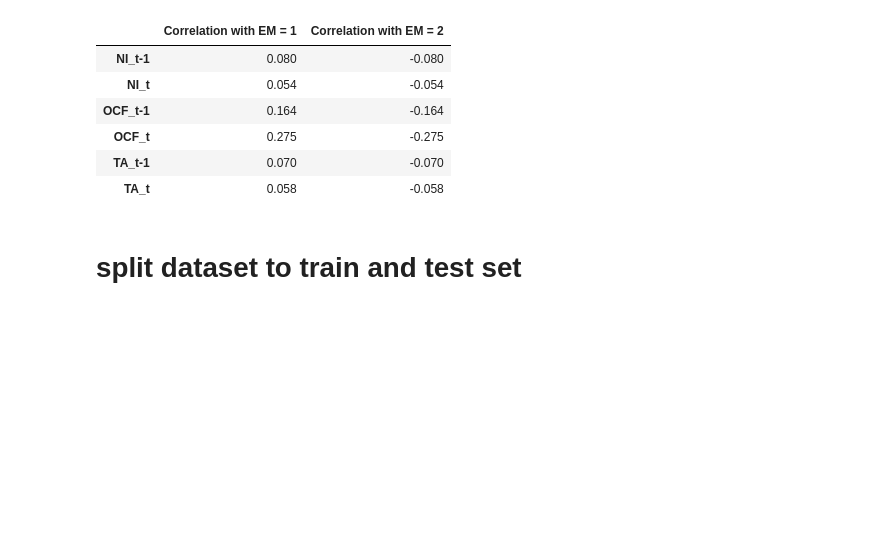
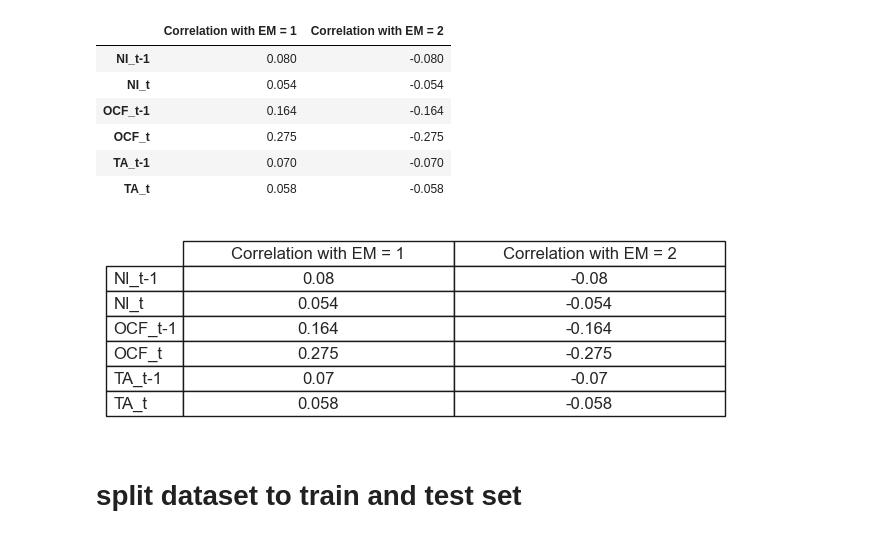
Before and after one commit to swlim03/ML_Project, a Jupyter notebook: EM_Detection/EM_Model.ipynb, the cells around one changed output. Saved outputs shown, nothing was run; the diff lists cells and outputs as text; code cells hidden in the pictures; blank space fills up the shorter version.

```diff
--- a/EM_Detection/EM_Model.ipynb
+++ b/EM_Detection/EM_Model.ipynb
@@ -535,6 +568,23 @@ Correlation Between Profitability Features and EM (Downward and Upward):
 | OCF_t | 0.275 | -0.275 |
 | TA_t-1 | 0.070 | -0.070 |
 | TA_t | 0.058 | -0.058 |
+# %%
+table = correlation_table.round(3)
+
+fig, ax = plt.subplots(figsize=(7, 2.5))
+ax.axis('off')
+
+tbl = ax.table(
+    cellText=table.values,
+    colLabels=table.columns,
+    rowLabels=table.index,
+    cellLoc='center',
+    loc='center'
+)
+
+tbl.scale(1, 1.5)
+# %% [output]
+[figure, added]
 # %% [markdown]
 # split dataset to train and test set
 # %%
```
Also changed, not shown: parts of 8 cells of this notebook.
